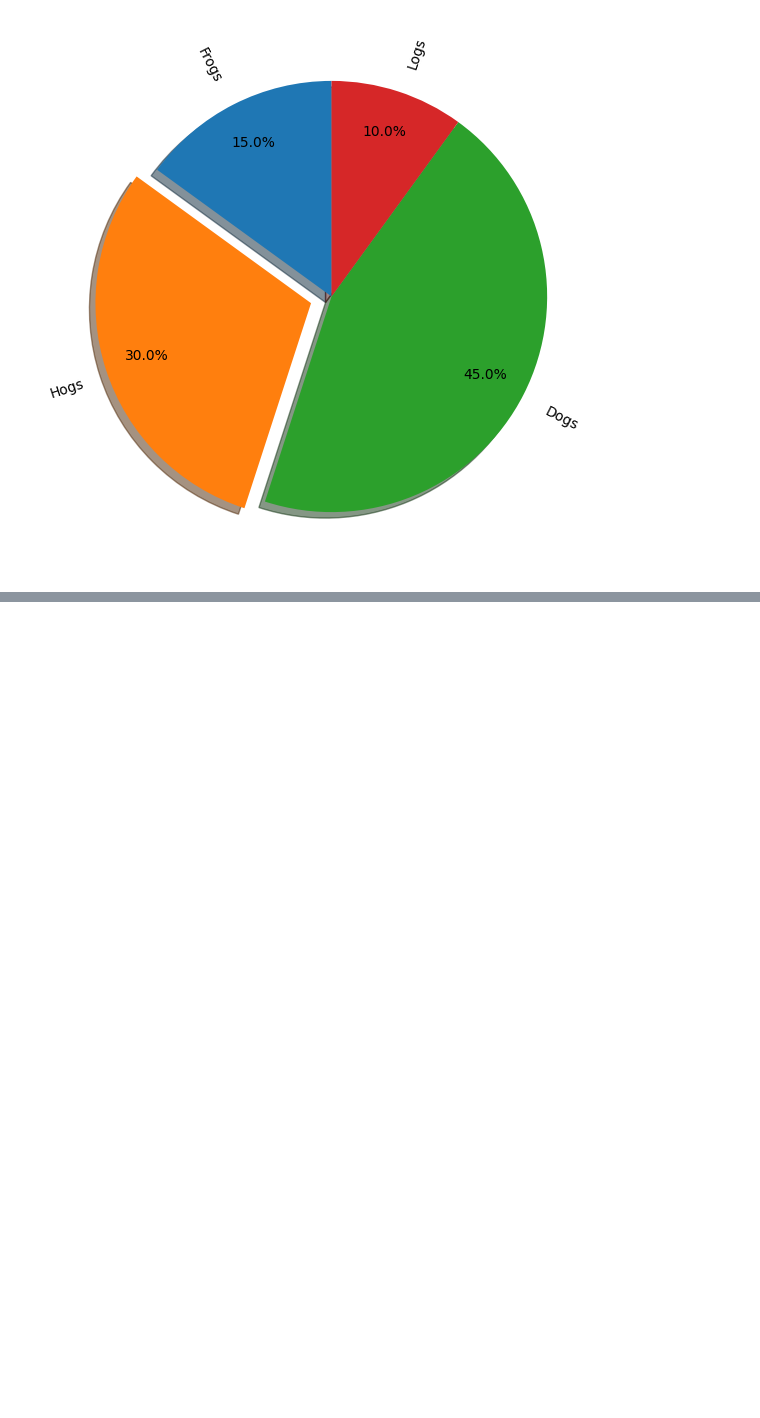
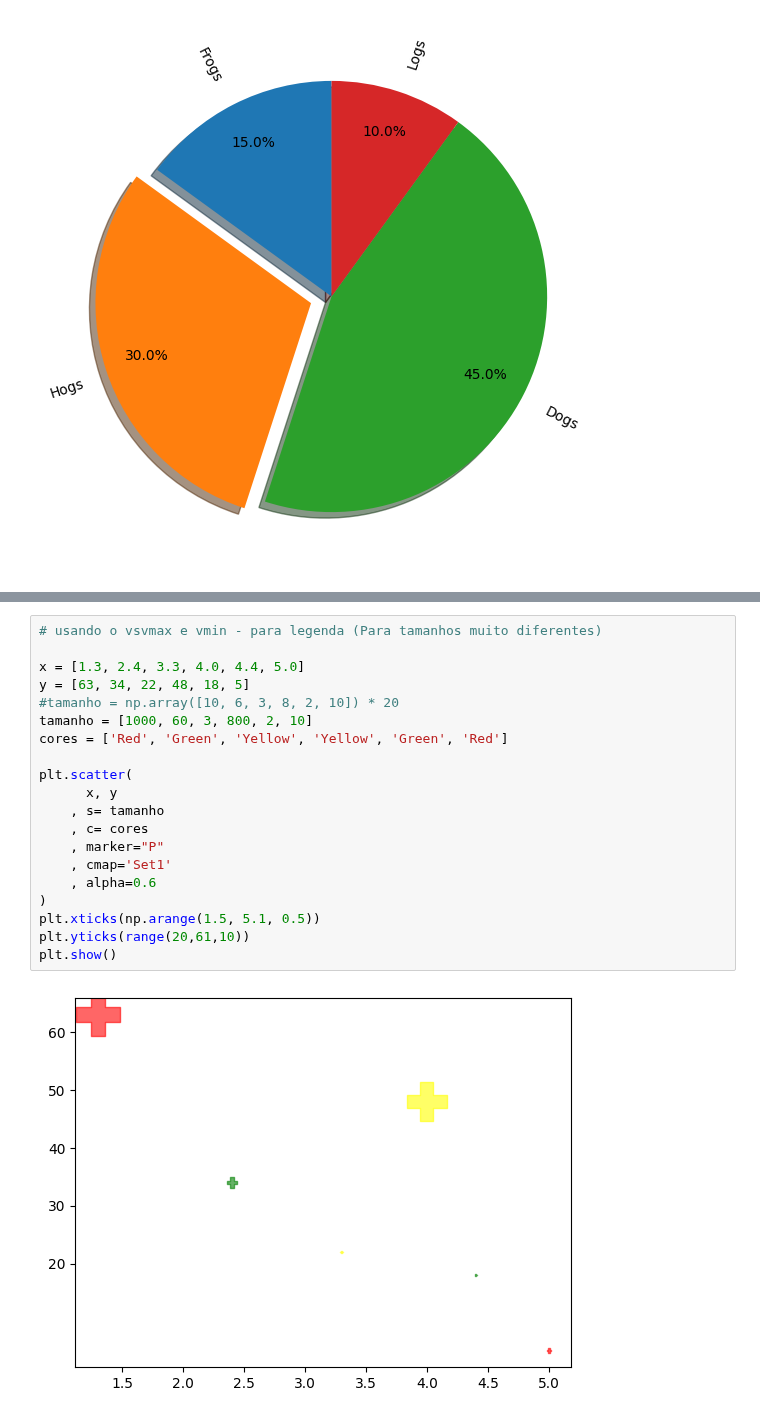
Before and after one commit to francfelipe/python-fundamentos, a Jupyter notebook: plumbers/python-exercicios-matplotlib.ipynb, the cells around one changed output, grey strips where cells are left out. Cells and saved outputs as stored; diff of their text form; blank space fills up the shorter version.

```diff
--- a/plumbers/python-exercicios-matplotlib.ipynb
+++ b/plumbers/python-exercicios-matplotlib.ipynb
@@ -79,0 +145,22 @@ plt.show()
+# %%
+# usando o vsvmax e vmin - para legenda (Para tamanhos muito diferentes)
+
+x = [1.3, 2.4, 3.3, 4.0, 4.4, 5.0]
+y = [63, 34, 22, 48, 18, 5]
+#tamanho = np.array([10, 6, 3, 8, 2, 10]) * 20
+tamanho = [1000, 60, 3, 800, 2, 10]
+cores = ['Red', 'Green', 'Yellow', 'Yellow', 'Green', 'Red']
+
+plt.scatter(
+      x, y
+    , s= tamanho
+    , c= cores
+    , marker="P"
+    , cmap='Set1'
+    , alpha=0.6
+)
+plt.xticks(np.arange(1.5, 5.1, 0.5))
+plt.yticks(range(20,61,10))
+plt.show()
+# %% [output]
+[figure, added]
```
Also changed, not shown: parts of 12 cells of this notebook.
